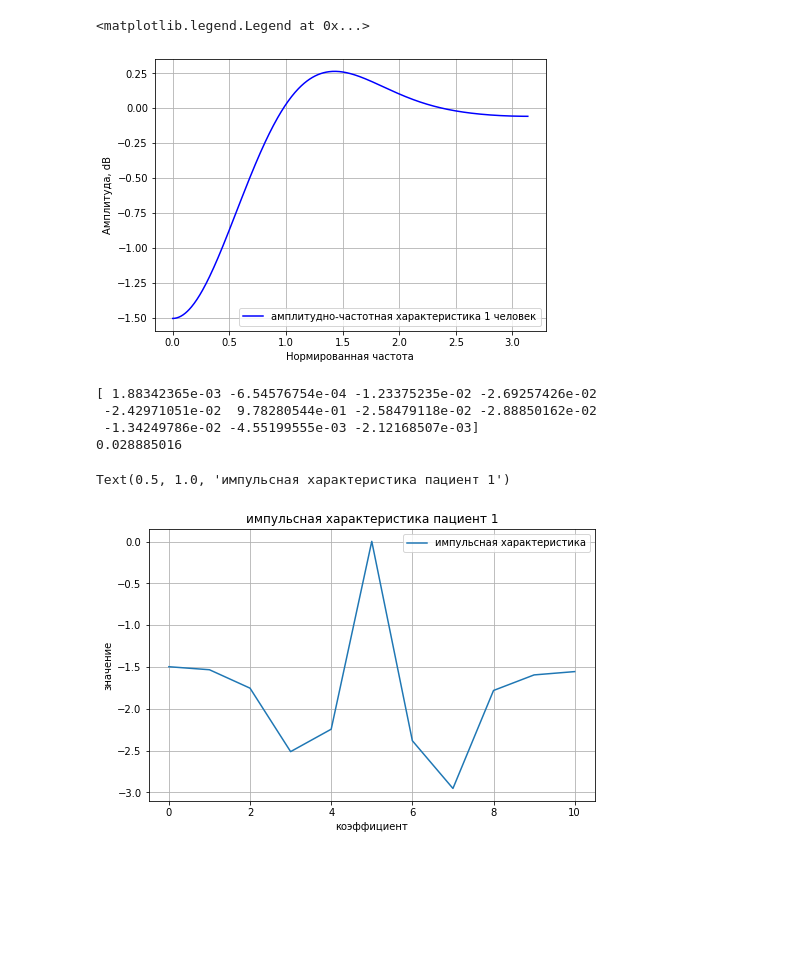
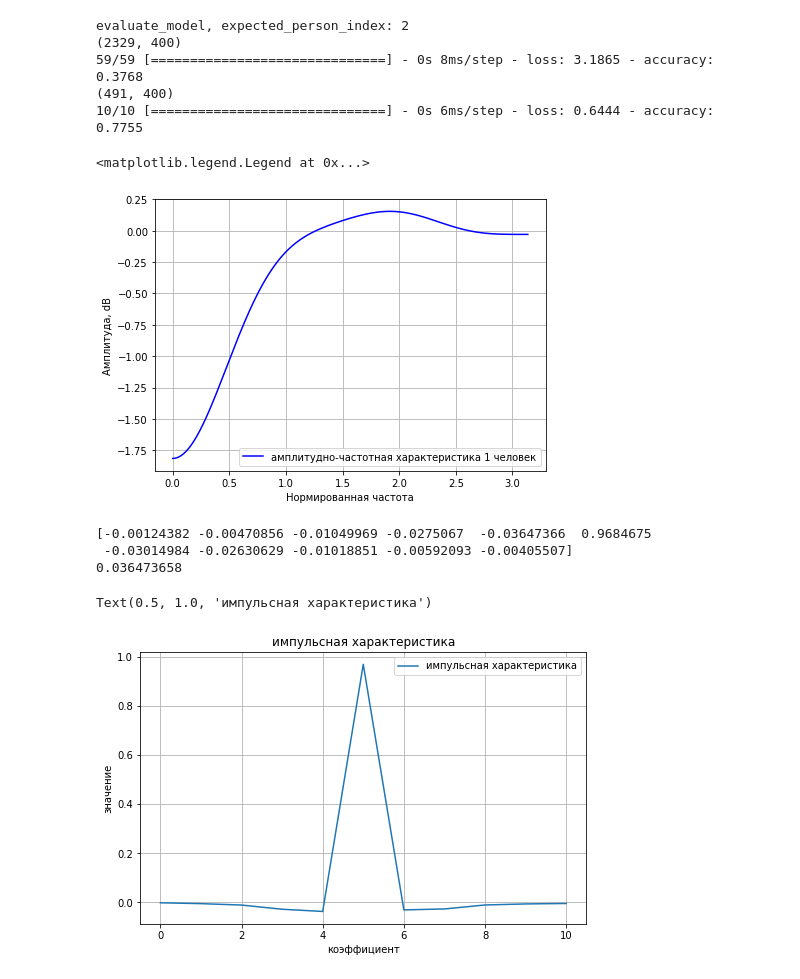
Before and after one commit to vasilevIT/emg-interface, a Jupyter notebook: prefilter_for_EMG_signal.ipynb, the cells around one changed output. Saved outputs shown, nothing was run; the diff lists cells and outputs as text; code cells hidden in the pictures; blank space fills up the shorter version.

```diff
--- a/prefilter_for_EMG_signal.ipynb
+++ b/prefilter_for_EMG_signal.ipynb
@@ -194,10 +206,0 @@ print(history.history['val_accuracy'])
-# %%
-
-persons = [1, 3, 4, 5, 6]
-train_signals, train_labels, val_signals, val_labels = create_dataset(path, persons)
-model.evaluate(train_signals, train_labels)
-
-train_signals, train_labels, val_signals, val_labels, test_signals, test_labels = create_dataset2(path, 2)
-model.evaluate(train_signals, train_labels)
-
-keras.utils.plot_model(model, 'dense_image_classifier.png', show_shapes=True)
@@ -218,7 +228,8 @@ model2 = Sequential()
 model2.add(Reshape((input_size, num_sensors), input_shape=(input_size, )))
 # Новый слой (КИХ фильтра)
 # 1 свертка из 11 чисел
-model2.add(Conv1D(1, 11, activation='linear', input_shape=(input_size, num_sensors), padding='same', name="Filter"))
+length_of_conv_filter = 11
+model2.add(Conv1D(1, length_of_conv_filter, activation='linear', input_shape=(input_size, num_sensors), padding='same', name="Filter"))
 model2.add(Dropout(0.5))
 model2.add(Conv1D(50, 10, activation='relu', input_shape=(input_size, num_sensors), trainable='False'))
 model2.add(Conv1D(25, 10, activation='relu', trainable='False'))
@@ -240,7 +251,7 @@ print(w[0].shape)
 
 # Подбираем параметры для первого слоя КИХ фильтра
 w[0] = w[0] * 0
-w[0][5,0,0] = 1
+w[0][int(length_of_conv_filter/2),0,0] = 1
 w[1] = w[1]*0
 plt.plot(w[0].flatten())
 
@@ -373,3 +354,13 @@ keras.utils.plot_model(model, 'dense_image_classifier.png', show_shapes=True)
+# %%
+
+evaluate_model(model2, 2)
+# keras.utils.plot_model(model, 'dense_image_classifier.png', show_shapes=True)
+# %% [output]
+evaluate_model, expected_person_index: 2
+(2329, 400)
+59/59 [==============================] - 0s 8ms/step - loss: 3.1865 - accuracy: 0.3768
+(491, 400)
+10/10 [==============================] - 0s 6ms/step - loss: 0.6444 - accuracy: 0.7755
 # %%
 b = model2.layers[1].get_weights()
 # b[0] - neurons weights
@@ -387,21 +378,21 @@ plt.legend(loc='lower right')
 #plt.set_ylabel('Amplitude [dB]', color='b')
 # %% [output]
 <matplotlib.legend.Legend at 0x...>
-[figure, old version]
+[figure, new version]
 # %%
 plt.figure(figsize=(8,5))
 print(b[0].flatten())
 print(abs(b[0].flatten().min()))
-plt.plot(np.log10(b[0].flatten()+0.03), label='импульсная характеристика')
+# plt.plot(np.log10(b[0].flatten()+0.1), label='импульсная характеристика')
+plt.plot(b[0].flatten(), label='импульсная характеристика')
 plt.grid(True)
 plt.xlabel('коэффициент')
 plt.ylabel('значение')
 plt.legend(loc='upper right')
-plt.title('импульсная характеристика пациент 1')
+plt.title('импульсная характеристика')
 # %% [output]
-[ 1.88342365e-03 -6.54576754e-04 -1.23375235e-02 -2.69257426e-02
- -2.42971051e-02  9.78280544e-01 -2.58479118e-02 -2.88850162e-02
- -1.34249786e-02 -4.55199555e-03 -2.12168507e-03]
-0.028885016
+[-0.00124382 -0.00470856 -0.01049969 -0.0275067  -0.03647366  0.9684675
+ -0.03014984 -0.02630629 -0.01018851 -0.00592093 -0.00405507]
+0.036473658
-Text(0.5, 1.0, 'импульсная характеристика пациент 1')
+Text(0.5, 1.0, 'импульсная характеристика')
-[figure, old version]
+[figure, new version]
```
Also changed, not shown: parts of 18 cells of this notebook, 1 other file.
